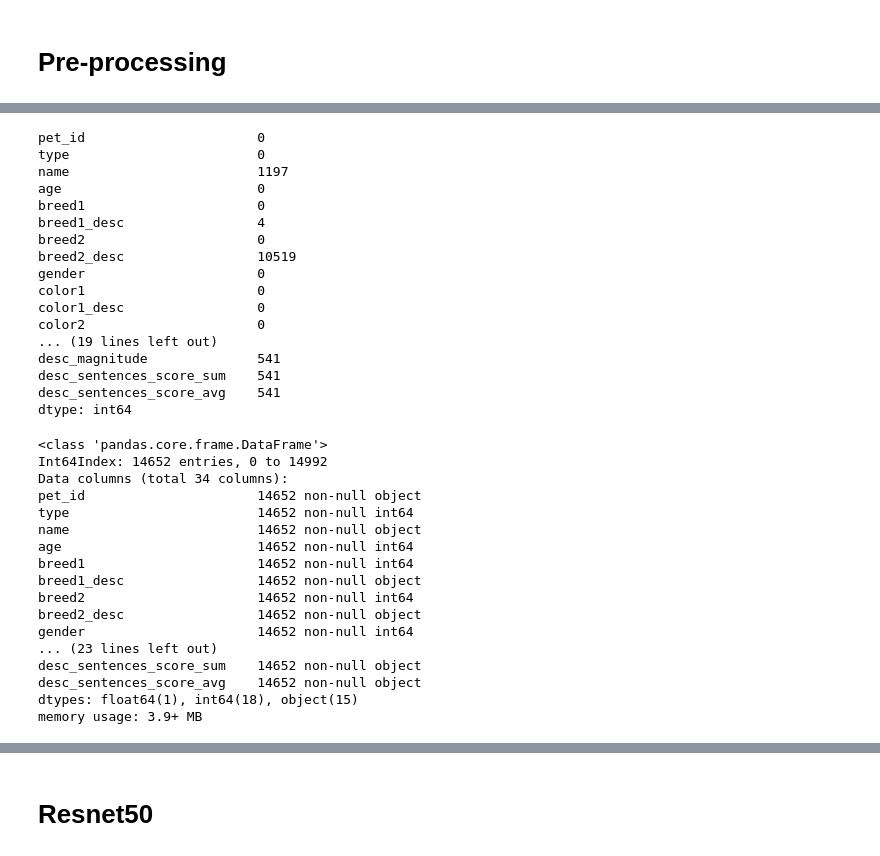
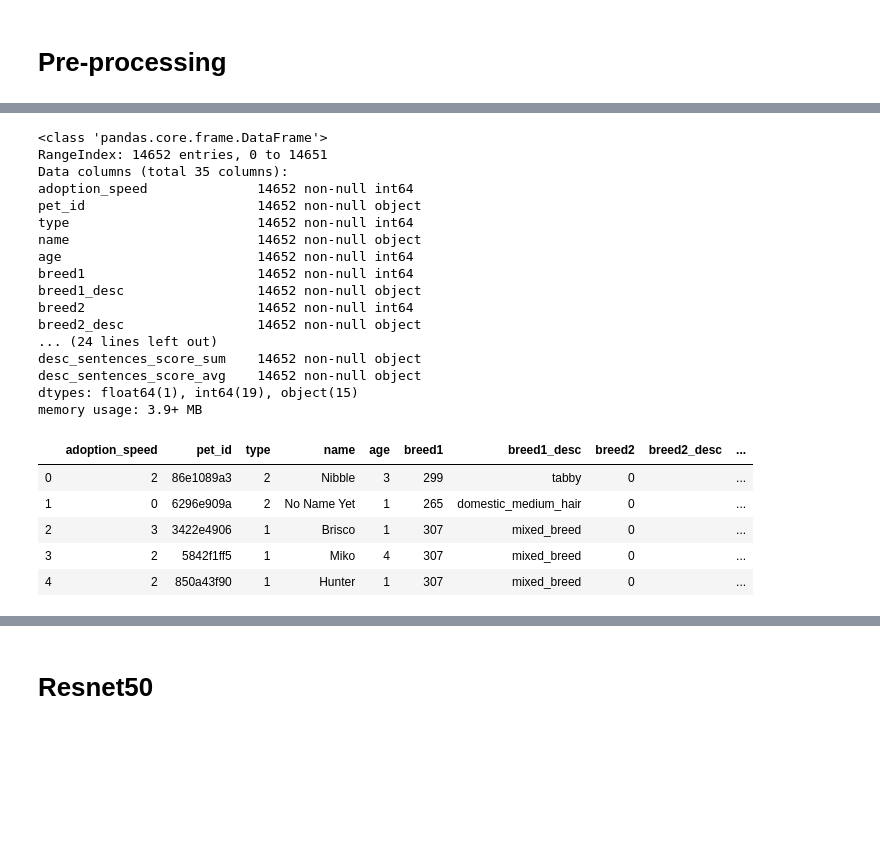
Before and after one commit to valmadrid/Adopt-Dont-Shop, a Jupyter notebook: reco_final.ipynb, the cells around one changed output, grey strips where cells are left out. Cells and saved outputs as stored; diff of their text form; code cells hidden in the pictures; blank space fills up the shorter version.

```diff
--- a/reco_final.ipynb
+++ b/reco_final.ipynb
@@ -58,44 +92,41 @@ import recommendation as reco
 # %%
 pets = pd.read_csv("pets.csv")
 pets.dropna(axis=0, subset=["filename"], inplace=True)
-pets = pre.drop_columns(pets, ["adoption_speed"])
-pets.isna().sum()
+pets.fillna("", inplace=True)
+pets.reset_index(drop=True, inplace=True)
+pets.info()
 # %% [output]
-pet_id                      0
-type                        0
-name                        1197
-age                         0
-breed1                      0
-breed1_desc                 4
-breed2                      0
-breed2_desc                 10519
-gender                      0
-color1                      0
-color1_desc                 0
-color2                      0
-... (19 lines left out)
-desc_magnitude              541
-desc_sentences_score_sum    541
-desc_sentences_score_avg    541
-dtype: int64
+<class 'pandas.core.frame.DataFrame'>
+RangeIndex: 14652 entries, 0 to 14651
+Data columns (total 35 columns):
+adoption_speed              14652 non-null int64
+pet_id                      14652 non-null object
+type                        14652 non-null int64
+name                        14652 non-null object
+age                         14652 non-null int64
+breed1                      14652 non-null int64
+breed1_desc                 14652 non-null object
+breed2                      14652 non-null int64
+breed2_desc                 14652 non-null object
+... (24 lines left out)
+desc_sentences_score_sum    14652 non-null object
+desc_sentences_score_avg    14652 non-null object
+dtypes: float64(1), int64(19), object(15)
+memory usage: 3.9+ MB
-# %%
-pets.fillna("", inplace=True)
-pets.info()
-# %% [output]
-<class 'pandas.core.frame.DataFrame'>
-Int64Index: 14652 entries, 0 to 14992
-Data columns (total 34 columns):
-pet_id                      14652 non-null object
-type                        14652 non-null int64
-name                        14652 non-null object
-age                         14652 non-null int64
-breed1                      14652 non-null int64
-breed1_desc                 14652 non-null object
-breed2                      14652 non-null int64
-breed2_desc                 14652 non-null object
-gender                      14652 non-null int64
-... (23 lines left out)
-desc_sentences_score_sum    14652 non-null object
-desc_sentences_score_avg    14652 non-null object
-dtypes: float64(1), int64(18), object(15)
-memory usage: 3.9+ MB
+# %%
+pets.replace({"gender": {1: "Male", 2:"Female", 3:"Mixed (>1 pets)"}}, inplace=True)
+pets.replace({"maturity_size": {1: "Small", 2:"Medium", 3:"Large",  4:"ExtraLarge", 0:"Not Specified"}}, inplace=True)
+pets.replace({"fur_length": {1: "Short", 2:"Medium", 3:"Long",  0:"Not Specified"}}, inplace=True)
+pets.replace({"vaccinated": {1: "Yes", 2:"No", 0:"Not Sure"}}, inplace=True)
+pets.replace({"dewormed": {1: "Yes", 2:"No", 0:"Not Sure"}}, inplace=True)
+pets.replace({"sterilized": {1: "Yes", 2:"No", 0:"Not Sure"}}, inplace=True)
+pets.replace({"health": {1: "Healthy", 2:"Minor Injury", 3:"Serious Injury",  0:"Not Specified"}}, inplace=True)
+# pickle.dump(pets, open("pets_reco.pkl", "wb"))
+pets.head()
+# %% [output]
+|  | adoption_speed | pet_id | type | name | age | breed1 | breed1_desc | breed2 | breed2_desc | ... |
+| 0 | 2 | 86e1089a3 | 2 | Nibble | 3 | 299 | tabby | 0 |  | ... |
+| 1 | 0 | 6296e909a | 2 | No Name Yet | 1 | 265 | domestic_medium_hair | 0 |  | ... |
+| 2 | 3 | 3422e4906 | 1 | Brisco | 1 | 307 | mixed_breed | 0 |  | ... |
+| 3 | 2 | 5842f1ff5 | 1 | Miko | 4 | 307 | mixed_breed | 0 |  | ... |
+| 4 | 2 | 850a43f90 | 1 | Hunter | 1 | 307 | mixed_breed | 0 |  | ... |
```
Also changed, not shown: parts of 17 cells of this notebook, 2 other files.
